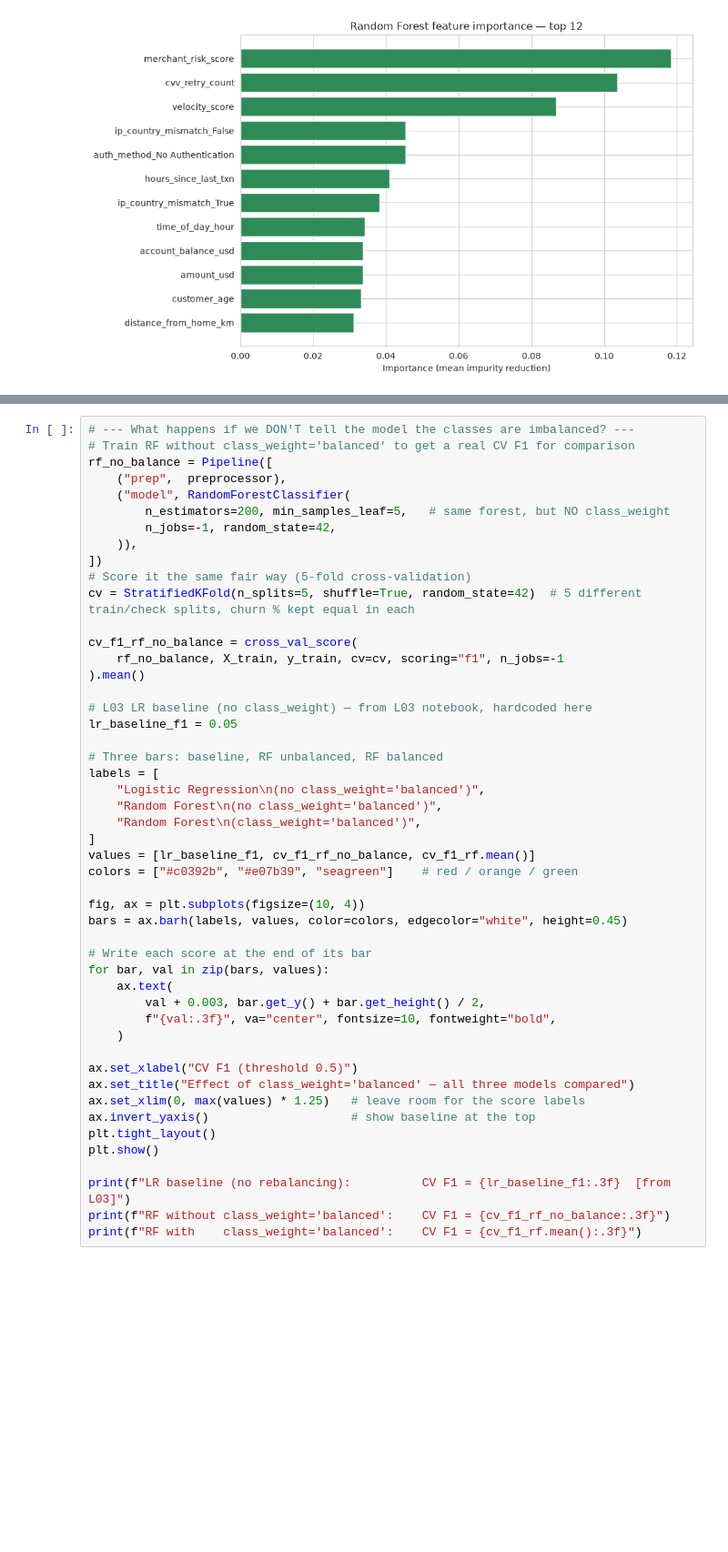
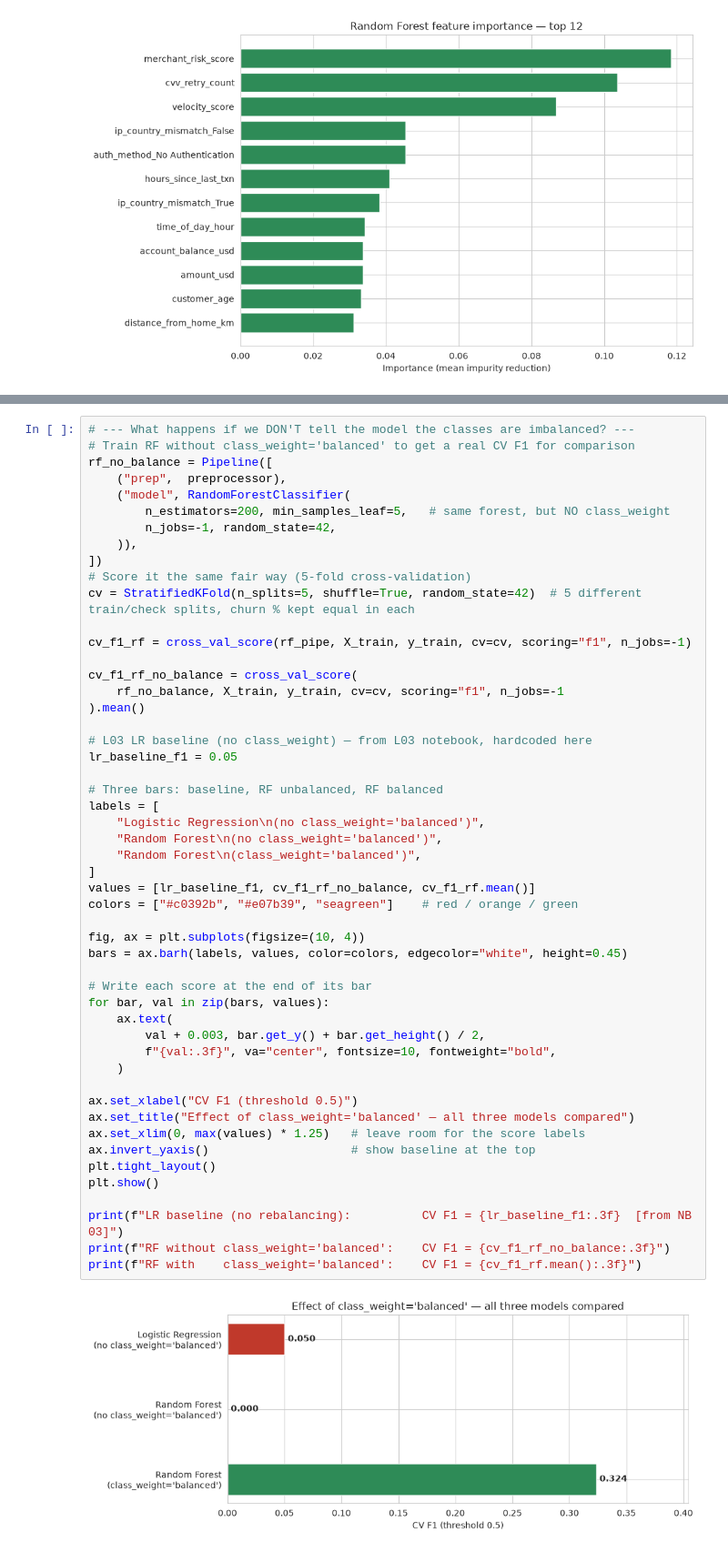
Before and after one commit to eric-ho-888/Project_3, a Jupyter notebook: notebooks/07_random_forest.ipynb, the cells around one changed output, grey strips where cells are left out. Shown at 91% size. Cells and saved outputs as stored; diff of their text form; blank space fills up the shorter version.

```diff
--- a/notebooks/05_random_forest.ipynb
+++ b/notebooks/07_random_forest.ipynb
@@ -171,6 +192,8 @@ rf_no_balance = Pipeline([
 ])
 # Score it the same fair way (5-fold cross-validation)
 cv = StratifiedKFold(n_splits=5, shuffle=True, random_state=42)  # 5 different train/check splits, churn % kept equal in each
+
+cv_f1_rf = cross_val_score(rf_pipe, X_train, y_train, cv=cv, scoring="f1", n_jobs=-1)
 
 cv_f1_rf_no_balance = cross_val_score(
     rf_no_balance, X_train, y_train, cv=cv, scoring="f1", n_jobs=-1
@@ -181,31 +204,32 @@ lr_baseline_f1 = 0.05
 
 # Three bars: baseline, RF unbalanced, RF balanced
 labels = [
     "Logistic Regression\n(no class_weight='balanced')",
     "Random Forest\n(no class_weight='balanced')",
     "Random Forest\n(class_weight='balanced')",
 ]
 values = [lr_baseline_f1, cv_f1_rf_no_balance, cv_f1_rf.mean()]
 colors = ["#c0392b", "#e07b39", "seagreen"]    # red / orange / green
 
 fig, ax = plt.subplots(figsize=(10, 4))
 bars = ax.barh(labels, values, color=colors, edgecolor="white", height=0.45)
 
 # Write each score at the end of its bar
 for bar, val in zip(bars, values):
     ax.text(
         val + 0.003, bar.get_y() + bar.get_height() / 2,
         f"{val:.3f}", va="center", fontsize=10, fontweight="bold",
     )
 
 ax.set_xlabel("CV F1 (threshold 0.5)")
 ax.set_title("Effect of class_weight='balanced' — all three models compared")
 ax.set_xlim(0, max(values) * 1.25)   # leave room for the score labels
 ax.invert_yaxis()                    # show baseline at the top
 plt.tight_layout()
 plt.show()
 
-print(f"LR baseline (no rebalancing):          CV F1 = {lr_baseline_f1:.3f}  [from L03]")
+print(f"LR baseline (no rebalancing):          CV F1 = {lr_baseline_f1:.3f}  [from NB 03]")
 print(f"RF without class_weight='balanced':    CV F1 = {cv_f1_rf_no_balance:.3f}")
 print(f"RF with    class_weight='balanced':    CV F1 = {cv_f1_rf.mean():.3f}")
 # %% [output]
+[figure, added]
```
Also changed, not shown: parts of 8 cells of this notebook, 8 other files.
